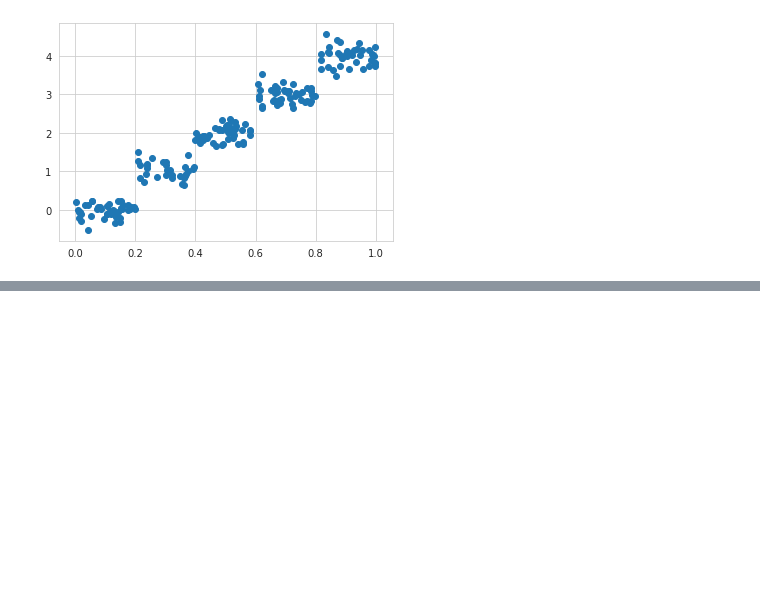
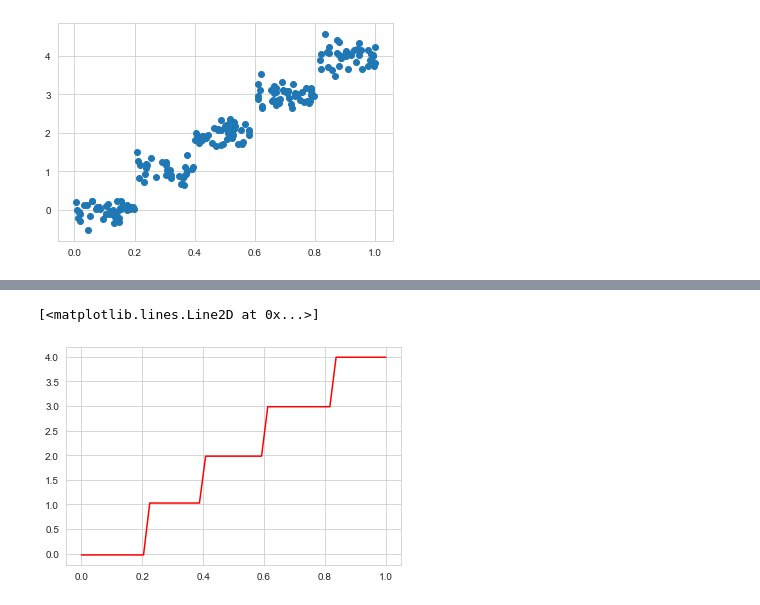
Before and after one commit to lealb/ml_by_python, a Jupyter notebook: study/machline_learning_in_action/08-tree_regresstion(CART).ipynb, the cells around one changed output, grey strips where cells are left out. Cells and saved outputs as stored; diff of their text form; code cells hidden in the pictures; blank space fills up the shorter version.

Commit message:
update tree_re

```diff
--- a/study/machline_learning_in_action/08-tree_regresstion(CART).ipynb
+++ b/study/machline_learning_in_action/08-tree_regresstion(CART).ipynb
@@ -166,0 +218,15 @@ def create_tree(dataset, fleaf, ferr, opt=None):
+# %%
+def tree_predict(data, tree):
+    ''' 根据给定的回归树预测数据值
+    '''
+    if type(tree) is not dict:
+        return tree
+
+    feat_idx, feat_val = tree['feat_idx'], tree['feat_val']
+    # print( feat_idx, feat_val)
+    if data[feat_idx] < feat_val:
+        sub_tree = tree['left']
+    else:
+        sub_tree = tree['right']
+
+    return tree_predict(data, sub_tree)
@@ -167 +261,9 @@ def create_tree(dataset, fleaf, ferr, opt=None):
+# %%
+ # 绘制回归曲线
+x = np.linspace(0, 1, 50)
+y = [tree_predict([i], tree) for i in x]
+plt.plot(x, y, c='r')
+# %% [output]
+[<matplotlib.lines.Line2D at 0x...>]
+[figure, added]
 # %%
```
Also changed, not shown: parts of 16 cells of this notebook, 2 other files.
